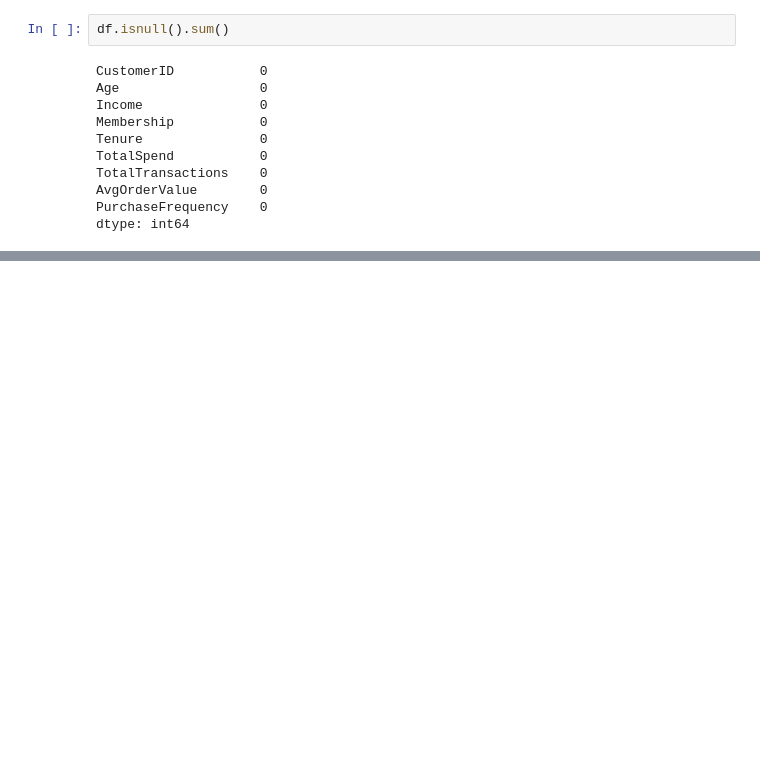
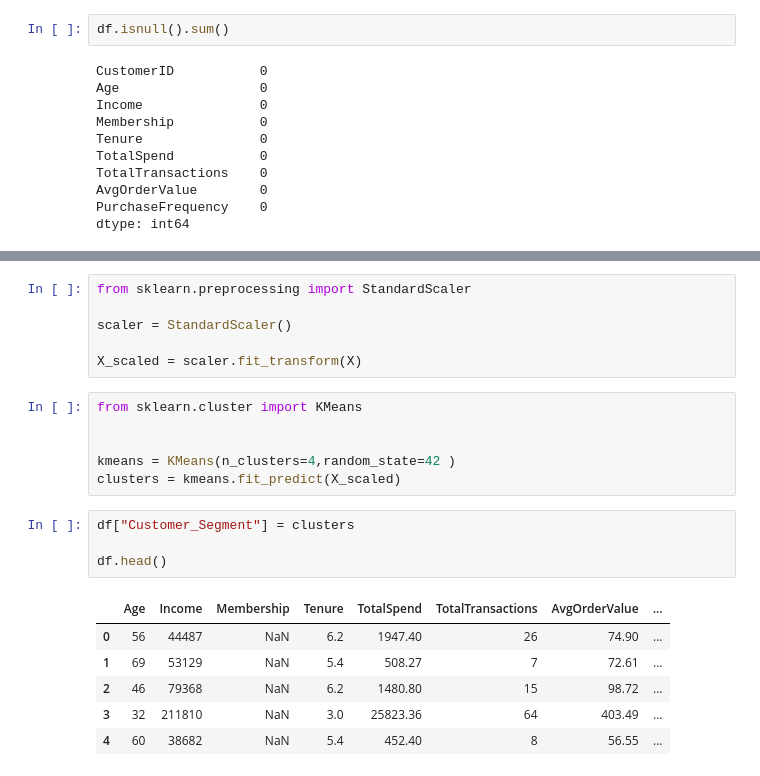
Before and after one commit to ashishpatel3630-art/PRISM_AI_Models, a Jupyter notebook: PRISM-AI/notebooks/03_Segmentation.ipynb, the cells around one changed output, grey strips where cells are left out. Saved outputs shown, nothing was run; the diff lists cells and outputs as text; blank space fills up the shorter version.

```diff
--- a/PRISM-AI/notebooks/03_Segmentation.ipynb
+++ b/PRISM-AI/notebooks/03_Segmentation.ipynb
@@ -94,0 +153,23 @@ dtype: int64
+# %%
+from sklearn.preprocessing import StandardScaler
+
+scaler = StandardScaler()
+
+X_scaled = scaler.fit_transform(X)
+# %%
+from sklearn.cluster import KMeans
+
+
+kmeans = KMeans(n_clusters=4,random_state=42 )
+clusters = kmeans.fit_predict(X_scaled)
+# %%
+df["Customer_Segment"] = clusters
+
+df.head()
+# %% [output]
+|  | Age | Income | Membership | Tenure | TotalSpend | TotalTransactions | AvgOrderValue | ... |
+| 0 | 56 | 44487 | NaN | 6.2 | 1947.40 | 26 | 74.90 | ... |
+| 1 | 69 | 53129 | NaN | 5.4 | 508.27 | 7 | 72.61 | ... |
+| 2 | 46 | 79368 | NaN | 6.2 | 1480.80 | 15 | 98.72 | ... |
+| 3 | 32 | 211810 | NaN | 3.0 | 25823.36 | 64 | 403.49 | ... |
+| 4 | 60 | 38682 | NaN | 5.4 | 452.40 | 8 | 56.55 | ... |
```
Also changed, not shown: parts of 19 cells of this notebook, 3 other files.
